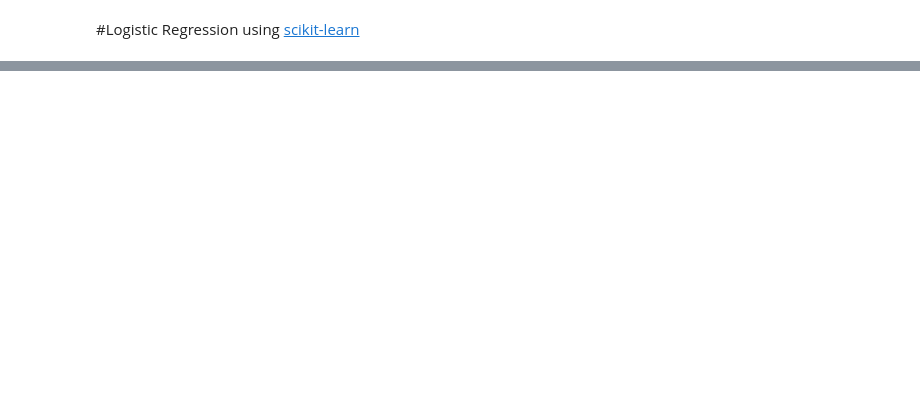
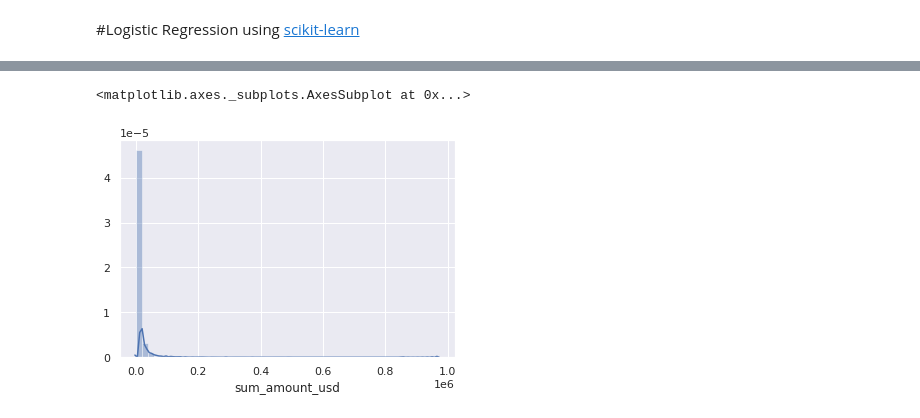
Before and after one commit to atlas-github/fstep_19, a Jupyter notebook: intro_to_bigdata&ai.ipynb, the cells around one changed output, grey strips where cells are left out. Drawn from its saved outputs; the diff is of its cells as text; code cells hidden in the pictures; blank space fills up the shorter version.

```diff
--- a/intro_to_bigdata&ai.ipynb
+++ b/intro_to_bigdata&ai.ipynb
@@ -412,0 +466,4 @@ files.download("malaysiastockbiz.csv")
+# %%
+import pandas as pd
+df = pd.read_csv("user_transactions.csv")
+df
@@ -412,0 +496,8 @@ files.download("malaysiastockbiz.csv")
+# %%
+import seaborn as sns
+sns.set()
+ax = sns.distplot(df["sum_amount_usd"])
+ax
+# %% [output]
+<matplotlib.axes._subplots.AxesSubplot at 0x...>
+[figure, added]
```
Also changed, not shown: parts of 24 cells of this notebook.
